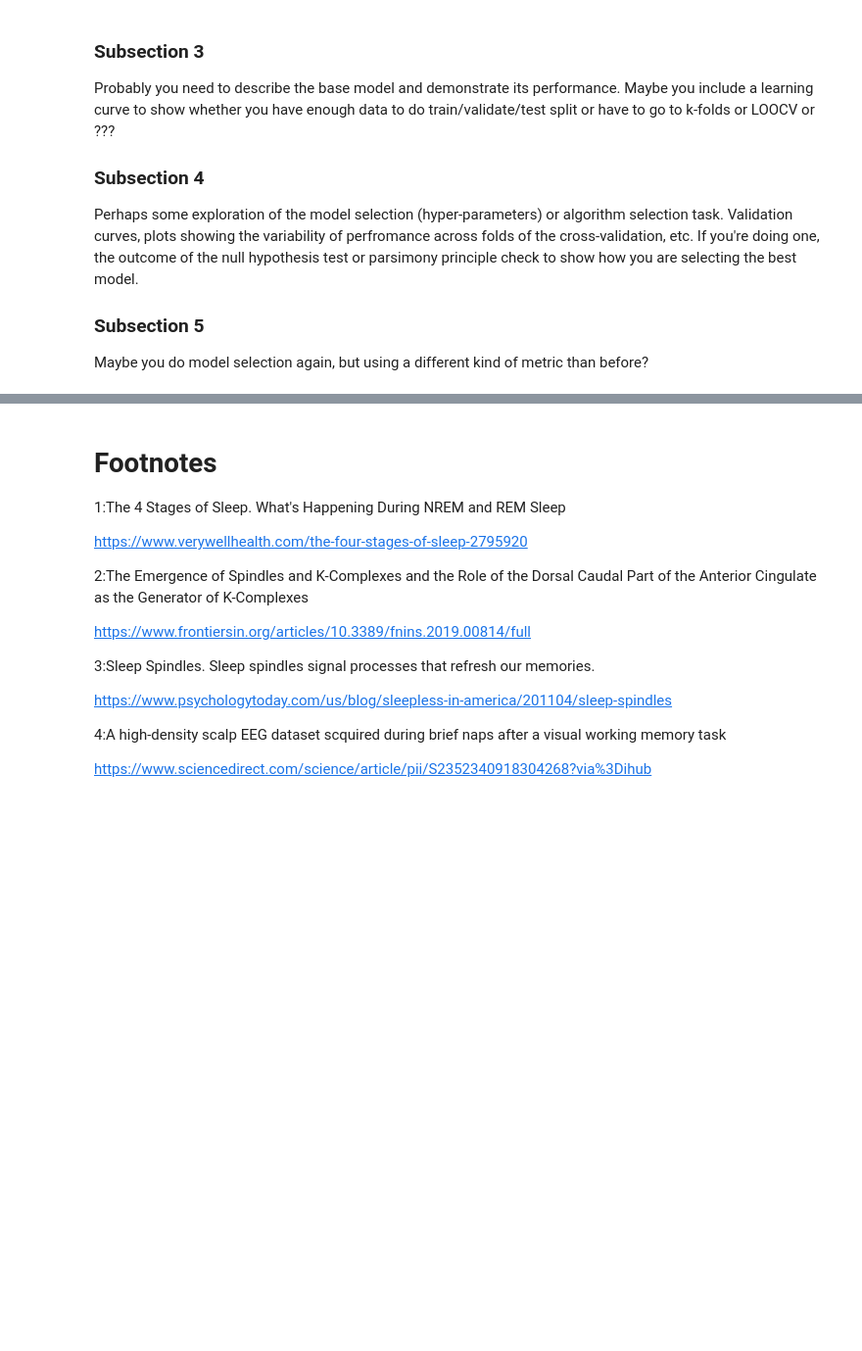
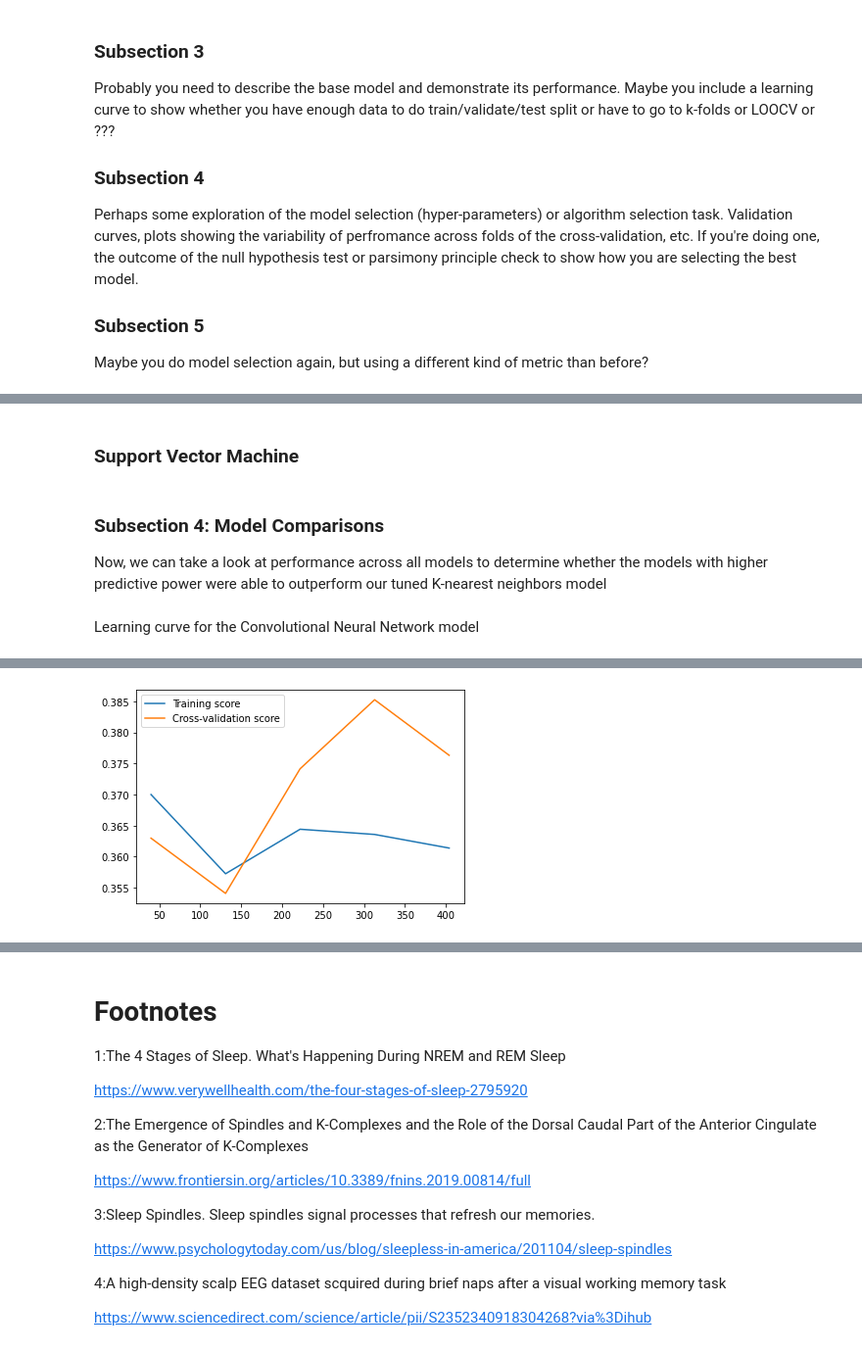
Before and after one commit to COGS118A/Group016-Sp22, a Jupyter notebook: FinalProject_group016.ipynb, the cells around one changed output, grey strips where cells are left out. Shown at 98% size. Drawn from its saved outputs; the diff is of its cells as text; code cells hidden in the pictures; blank space fills up the shorter version.

```diff
--- a/FinalProject_group016.ipynb
+++ b/FinalProject_group016.ipynb
@@ -126,0 +336,30 @@ Reiterate your main point and in just a few sentences tell us how your results s
+# %%
+def build_cnn(v_activation="relu", v_optimizer="adam"):
+    cnn = models.Sequential()
+    cnn.add(layers.Conv1D(32, 2, activation=v_activation, input_shape=(X_train[0].shape[0], 1)))
+    cnn.add(layers.MaxPooling1D(3))
+    cnn.add(layers.Conv1D(16, 2, activation=v_activation))
+    cnn.add(layers.MaxPooling1D(3))
+    cnn.add(layers.Conv1D(16, 2, activation=v_activation))
+    cnn.add(layers.MaxPooling1D(3))
+    cnn.add(layers.Flatten())
+    cnn.add(layers.Dense(48, activation=v_activation))
+    cnn.add(layers.Dense(2))
+    cnn.compile(optimizer=v_optimizer, loss=tf.keras.losses.CategoricalHinge(), metrics=["accuracy"])
+    return cnn
+# %%
+# Define parameter grid
+activations = ["tanh", "relu", "sigmoid"]
+optimizers = ["sgd", "adam"]
+batch_size = [16, 32, 64]
+params = dict(
+    v_activation = activations,
+    v_optimizer= optimizers,
+    batch_size = batch_size
+)
+
+cnn = build_cnn()
+cnn.summary()
+
+# Use sklearn wrapper to use randomized search grid
+model = KerasClassifier(build_fn=build_cnn, epochs=1, batch_size=16)
@@ -126,0 +384,5 @@ Reiterate your main point and in just a few sentences tell us how your results s
+# %%
+rscv = RandomizedSearchCV(model, param_distributions=params, cv=StratifiedKFold(3), n_iter=3, verbose=3)
+rscv.fit(X_train, np.ravel(y_train))
+
+print(rscv.cv_results_)
@@ -126,0 +439,16 @@ Reiterate your main point and in just a few sentences tell us how your results s
+# %% [markdown]
+### Support Vector Machine
+# %% [markdown]
+### Subsection 4: Model Comparisons
+
+Now, we can take a look at performance across all models to determine whether the models with higher predictive power were able to outperform our tuned K-nearest neighbors model
+# %% [markdown]
+Learning curve for the Convolutional Neural Network model
+# %%
+train_sizes, train_scores, valid_scores = learning_curve(model, X_train, np.ravel(y_train), cv=10)
+
+plt.plot(train_sizes,np.mean(train_scores,axis=1), label="Training score")
+plt.plot(train_sizes,np.mean(valid_scores,axis=1), label="Cross-validation score")
+plt.legend()
+plt.show()
+# %% [output]
@@ -126,0 +472 @@ Reiterate your main point and in just a few sentences tell us how your results s
+[figure, added]
```
Also changed, not shown: parts of 32 cells of this notebook.
